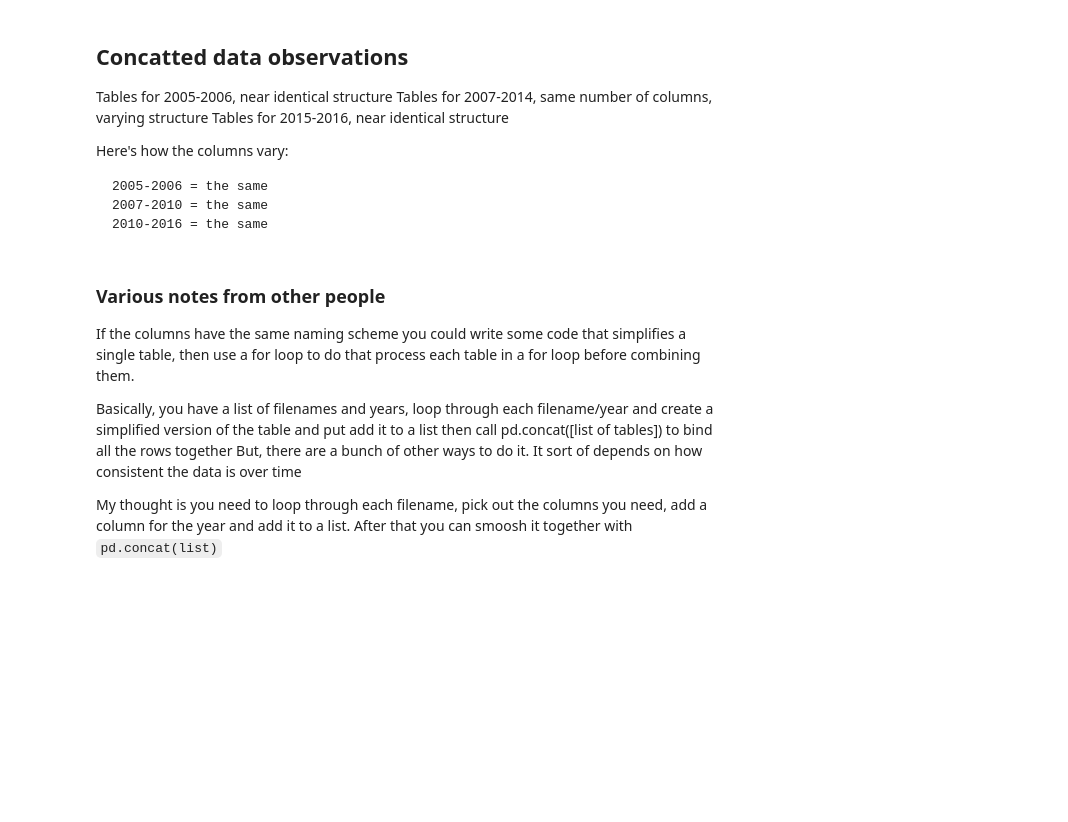
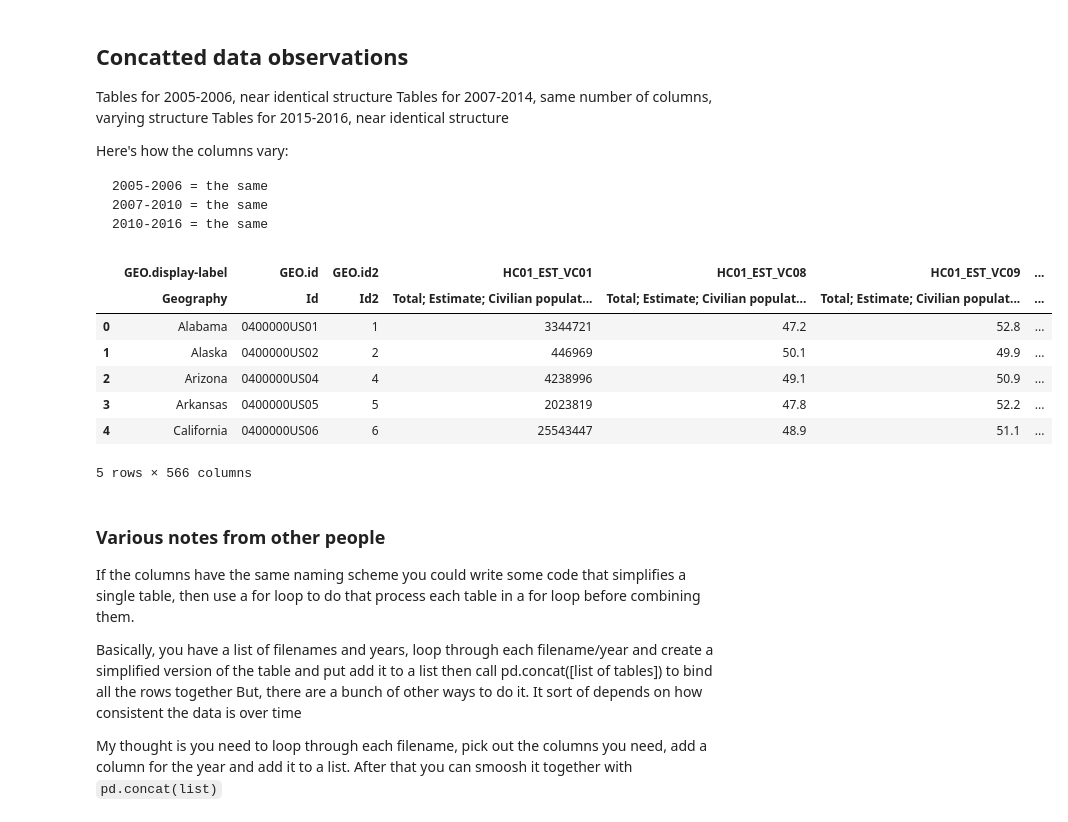
Before and after one commit to alanhovorka/mysql_queries, a Jupyter notebook: vets/vets.ipynb, the cells around one changed output. Saved outputs shown, nothing was run; the diff lists cells and outputs as text; code cells hidden in the pictures; blank space fills up the shorter version.

Commit message:
filtered the data, need to group now

```diff
--- a/vets/vets.ipynb
+++ b/vets/vets.ipynb
@@ -225,3 +225,24 @@ Here's how the columns vary:
     2005-2006 = the same
     2007-2010 = the same
     2010-2016 = the same
+# %%
+cols = df_cc2.filter(regex='\_MOE_').columns
+df_cc2.drop(cols, axis=1, inplace=True)
+cols2 = df3.filter(regex='\ PERCENT').columns
+df_cc2.drop(cols2, axis=1, inplace=True)
+cols3 = df_cc2.filter(regex='.Percent;').columns
+df_cc2.drop(cols3, axis=1, inplace=True)
+# %%
+#Filter the concatted data
+df_cc2.dropna(axis=1, how='all',inplace=True)
+# %%
+df_cc2.head()
+# %% [output]
+|  | GEO.display-label | GEO.id | GEO.id2 | HC01_EST_VC01 | HC01_EST_VC08 | HC01_EST_VC09 | ... |
+|  | Geography | Id | Id2 | Total; Estimate; Civilian populat... | Total; Estimate; Civilian populat... | Total; Estimate; Civilian populat... | ... |
+| 0 | Alabama | 0400000US01 | 1 | 3344721 | 47.2 | 52.8 | ... |
+| 1 | Alaska | 0400000US02 | 2 | 446969 | 50.1 | 49.9 | ... |
+| 2 | Arizona | 0400000US04 | 4 | 4238996 | 49.1 | 50.9 | ... |
+| 3 | Arkansas | 0400000US05 | 5 | 2023819 | 47.8 | 52.2 | ... |
+| 4 | California | 0400000US06 | 6 | 25543447 | 48.9 | 51.1 | ... |
+5 rows × 566 columns
```
Also changed, not shown: parts of 1 cell of this notebook.
